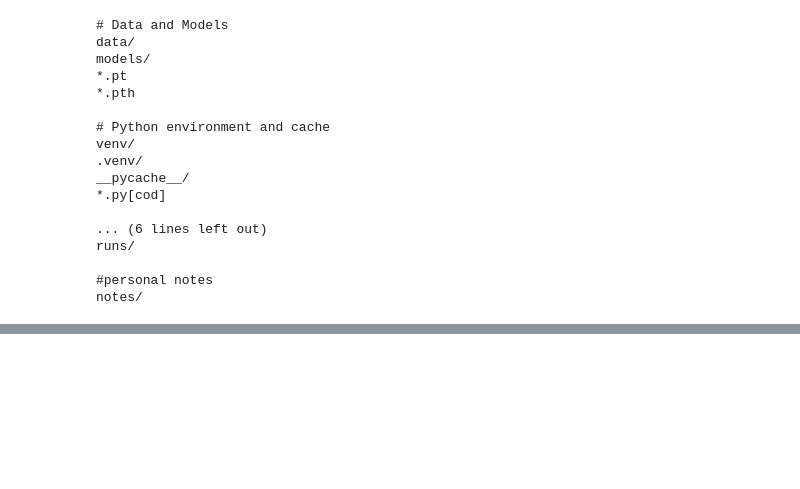
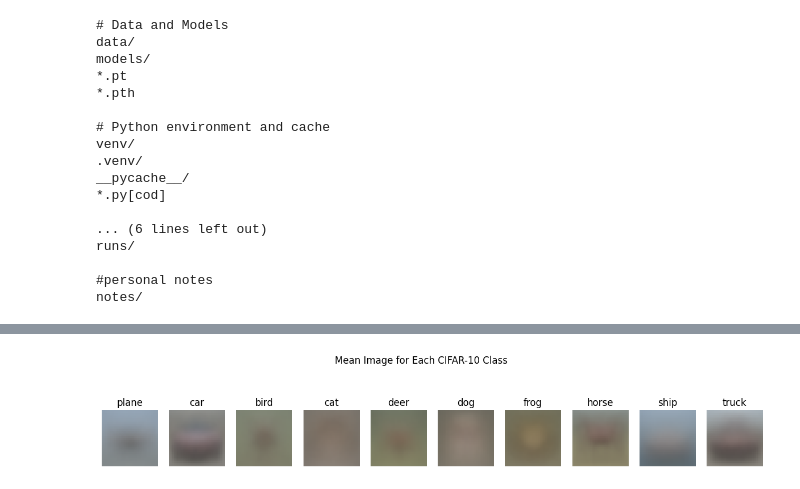
Before and after one commit to Gedamu-tinsae/cosi159a_hw1, a Jupyter notebook: notebooks/visualize_data.ipynb, the cells around one changed output, grey strips where cells are left out. Saved outputs shown, nothing was run; the diff lists cells and outputs as text; code cells hidden in the pictures; blank space fills up the shorter version.

```diff
--- a/notebooks/visualize_data.ipynb
+++ b/notebooks/visualize_data.ipynb
@@ -101,0 +152,26 @@ notes/
+# %%
+import numpy as np
+import matplotlib.pyplot as plt
+import torchvision
+
+# Load the training set
+cifar10_train = torchvision.datasets.CIFAR10(root='../data', train=True, download=False)
+classes = ['plane', 'car', 'bird', 'cat', 'deer', 'dog', 'frog', 'horse', 'ship', 'truck']
+
+# Compute mean image for each class
+mean_images = []
+for class_idx in range(10):
+    imgs = [np.asarray(img) for img, label in cifar10_train if label == class_idx]
+    mean_img = np.mean(imgs, axis=0).astype(np.uint8)
+    mean_images.append(mean_img)
+
+# Plot mean images
+fig, axes = plt.subplots(1, 10, figsize=(15, 3))
+for i, ax in enumerate(axes):
+    ax.imshow(mean_images[i])
+    ax.set_title(classes[i])
+    ax.axis('off')
+plt.suptitle('Mean Image for Each CIFAR-10 Class')
+plt.show()
+# %% [output]
+[figure, added]
```
Also changed, not shown: parts of 8 cells of this notebook.
